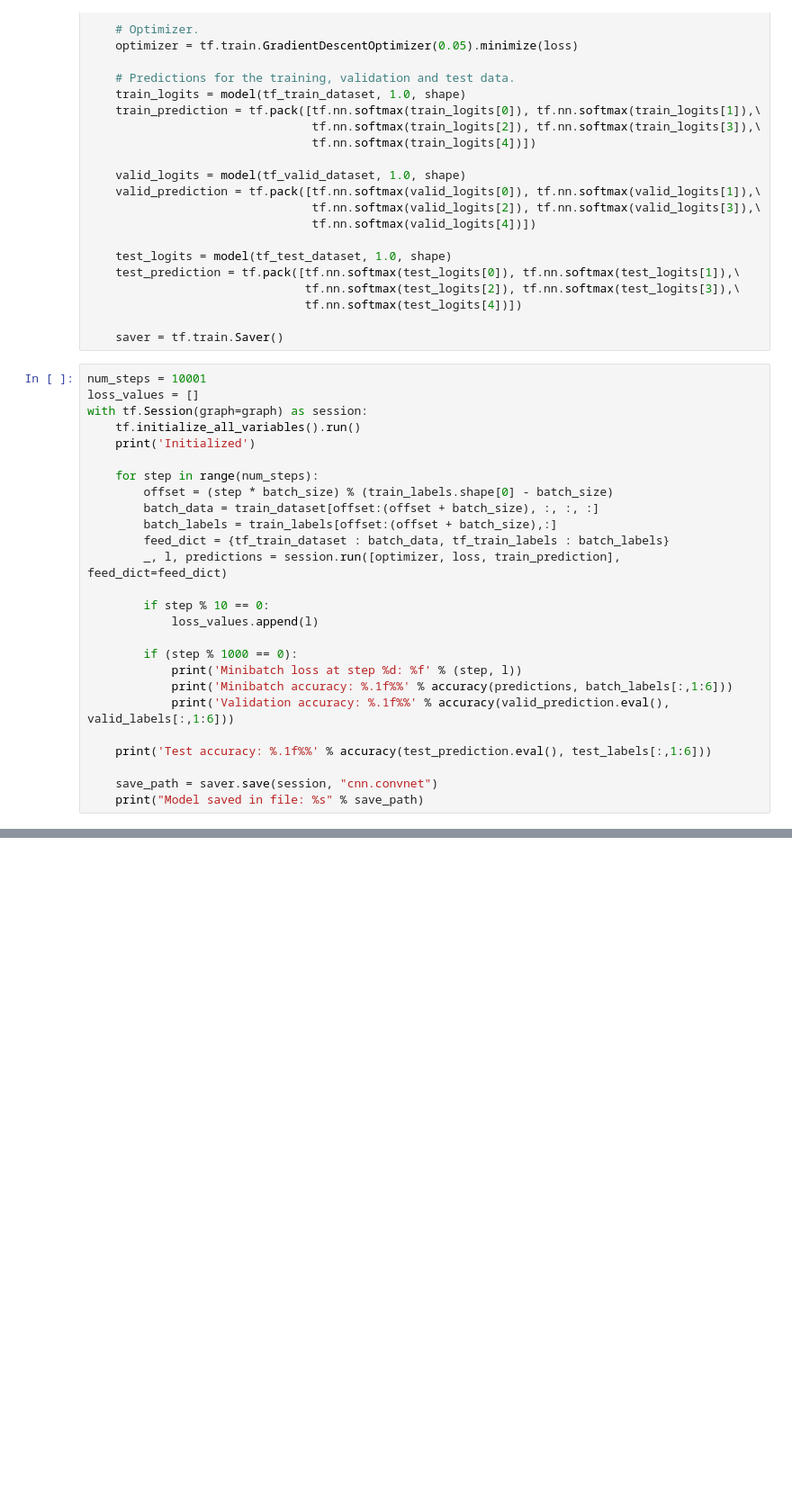
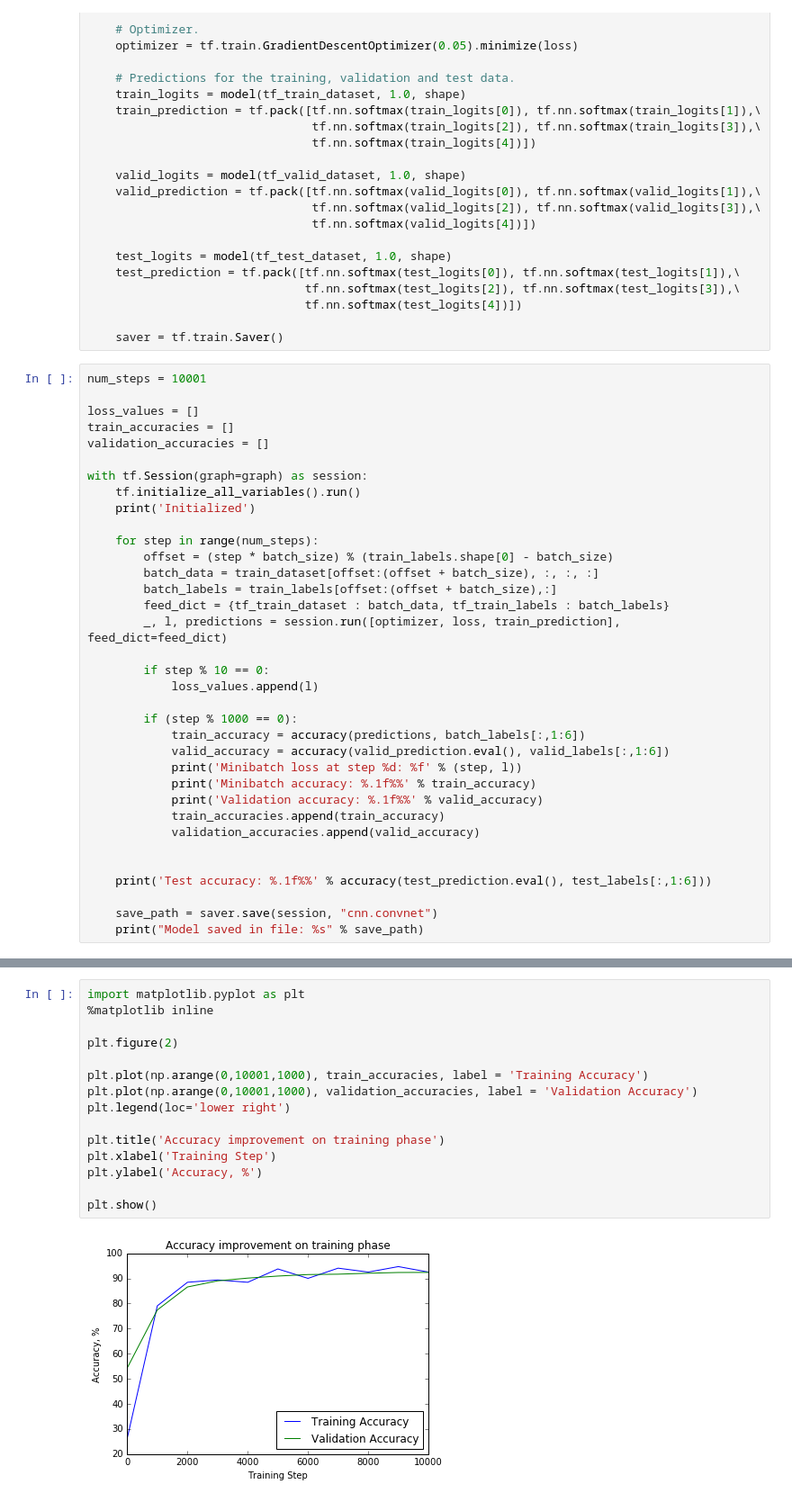
Before and after one commit to PetrShypila/P5-Capstone, a Jupyter notebook: 2-recognition.ipynb, the cells around one changed output, grey strips where cells are left out. Shown at 90% size. Cells and saved outputs as stored; diff of their text form; blank space fills up the shorter version.

```diff
--- a/2-recognition.ipynb
+++ b/2-recognition.ipynb
@@ -205,7 +209,11 @@ with graph.as_default():
     saver = tf.train.Saver()
 # %%
 num_steps = 10001
+
 loss_values = []
+train_accuracies = []
+validation_accuracies = []
+
 with tf.Session(graph=graph) as session:
     tf.initialize_all_variables().run()
     print('Initialized')
@@ -221,9 +229,14 @@ with tf.Session(graph=graph) as session:
             loss_values.append(l)
 
         if (step % 1000 == 0):
+            train_accuracy = accuracy(predictions, batch_labels[:,1:6])
+            valid_accuracy = accuracy(valid_prediction.eval(), valid_labels[:,1:6])
             print('Minibatch loss at step %d: %f' % (step, l))
-            print('Minibatch accuracy: %.1f%%' % accuracy(predictions, batch_labels[:,1:6]))
-            print('Validation accuracy: %.1f%%' % accuracy(valid_prediction.eval(), valid_labels[:,1:6]))
+            print('Minibatch accuracy: %.1f%%' % train_accuracy)
+            print('Validation accuracy: %.1f%%' % valid_accuracy)
+            train_accuracies.append(train_accuracy)
+            validation_accuracies.append(valid_accuracy)
+
 
     print('Test accuracy: %.1f%%' % accuracy(test_prediction.eval(), test_labels[:,1:6]))
 
@@ -246,3 +279,20 @@ plt.show()
+# %%
+import matplotlib.pyplot as plt
+%matplotlib inline
+
+plt.figure(2)
+
+plt.plot(np.arange(0,10001,1000), train_accuracies, label = 'Training Accuracy')
+plt.plot(np.arange(0,10001,1000), validation_accuracies, label = 'Validation Accuracy')
+plt.legend(loc='lower right')
+
+plt.title('Accuracy improvement on training phase')
+plt.xlabel('Training Step')
+plt.ylabel('Accuracy, %')
+
+plt.show()
+# %% [output]
+[figure, added]
 # %%
 from PIL import Image
 import os
```
Also changed, not shown: parts of 6 cells of this notebook, 4 other files.
